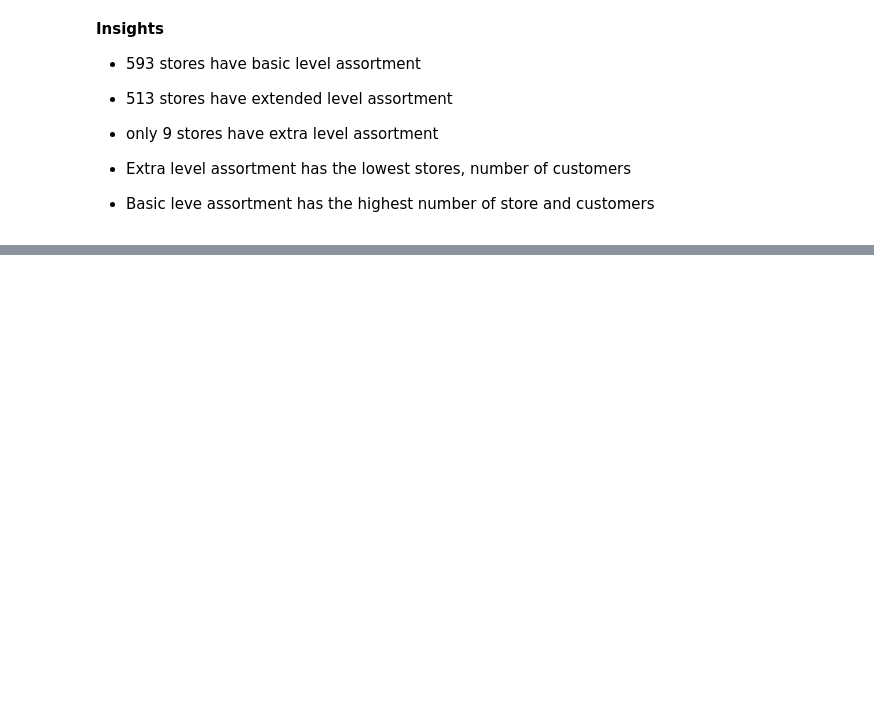
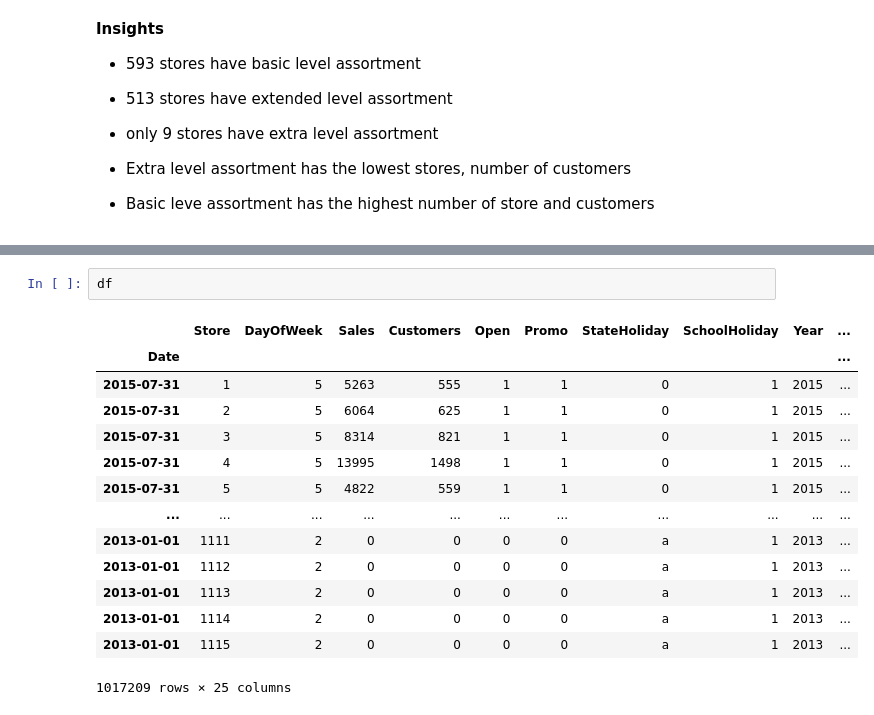
Before and after one commit to yosef-zewdu/Rossmann-Sales-Forecasting, a Jupyter notebook: notebooks/eda.ipynb, the cells around one changed output, grey strips where cells are left out. Saved outputs shown, nothing was run; the diff lists cells and outputs as text; blank space fills up the shorter version.

```diff
--- a/notebooks/eda.ipynb
+++ b/notebooks/eda.ipynb
@@ -329,0 +397,17 @@ plt.show()
+# %%
+df
+# %% [output]
+|  | Store | DayOfWeek | Sales | Customers | Open | Promo | StateHoliday | SchoolHoliday | Year | ... |
+| Date |  |  |  |  |  |  |  |  |  | ... |
+| 2015-07-31 | 1 | 5 | 5263 | 555 | 1 | 1 | 0 | 1 | 2015 | ... |
+| 2015-07-31 | 2 | 5 | 6064 | 625 | 1 | 1 | 0 | 1 | 2015 | ... |
+| 2015-07-31 | 3 | 5 | 8314 | 821 | 1 | 1 | 0 | 1 | 2015 | ... |
+| 2015-07-31 | 4 | 5 | 13995 | 1498 | 1 | 1 | 0 | 1 | 2015 | ... |
+| 2015-07-31 | 5 | 5 | 4822 | 559 | 1 | 1 | 0 | 1 | 2015 | ... |
+| ... | ... | ... | ... | ... | ... | ... | ... | ... | ... | ... |
+| 2013-01-01 | 1111 | 2 | 0 | 0 | 0 | 0 | a | 1 | 2013 | ... |
+| 2013-01-01 | 1112 | 2 | 0 | 0 | 0 | 0 | a | 1 | 2013 | ... |
+| 2013-01-01 | 1113 | 2 | 0 | 0 | 0 | 0 | a | 1 | 2013 | ... |
+| 2013-01-01 | 1114 | 2 | 0 | 0 | 0 | 0 | a | 1 | 2013 | ... |
+| 2013-01-01 | 1115 | 2 | 0 | 0 | 0 | 0 | a | 1 | 2013 | ... |
+1017209 rows × 25 columns
```
Also changed, not shown: parts of 9 cells of this notebook, 4 other files.
